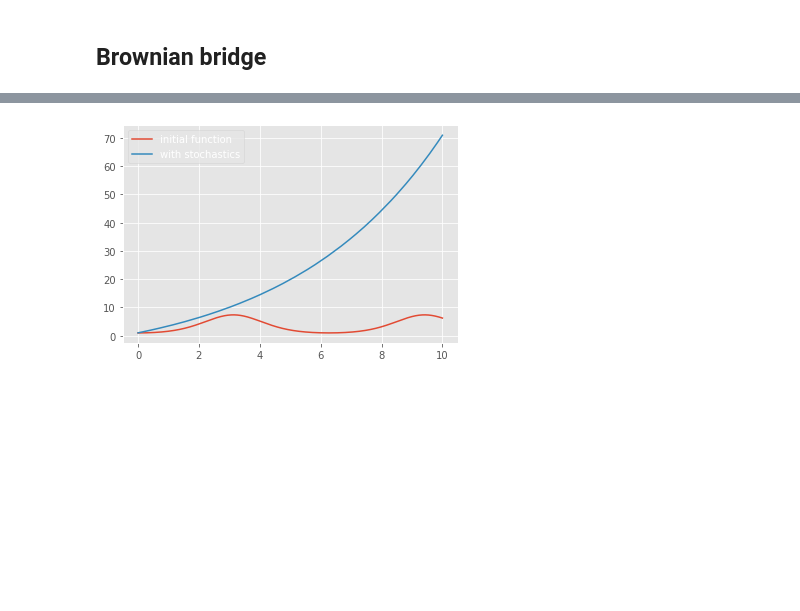
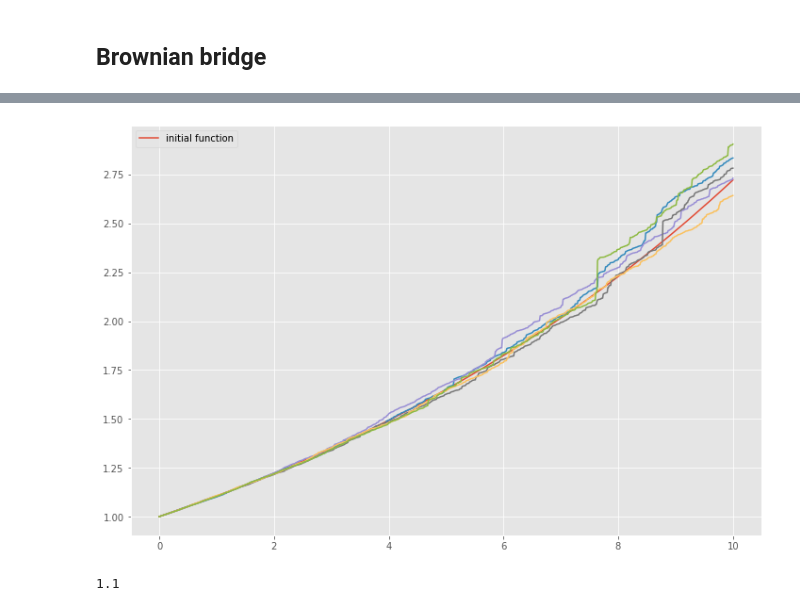
Before and after one commit to kirillzx/Math-projects, a Jupyter notebook: Stochastic Differential Equations/Stochastic_DE.ipynb, the cells around one changed output, grey strips where cells are left out. Saved outputs shown, nothing was run; the diff lists cells and outputs as text; code cells hidden in the pictures; blank space fills up the shorter version.

```diff
--- a/Stochastic Differential Equations/Stochastic_DE.ipynb
+++ b/Stochastic Differential Equations/Stochastic_DE.ipynb
@@ -107,3 +142,12 @@ plt.show()
 def x(t):
     rand_v = sts.norm(0, 1)
     return alpha + (x0-alpha)*(Nt-t)/Nt + sigma*np.sqrt(t*(Nt-t)/Nt)*rand_v.rvs()
+
+array=[]
+plt.subplots(figsize=(12,8))
+
+for t in range(0,1000,1):
+    array.append(x(t))
+
+plt.plot(time, array)
+plt.show()
@@ -139,0 +196,12 @@ def f_stoh(t, x):
+# %%
+plt.subplots(figsize=(12, 8))
+p1, p2 = runge_Kutt(f, t0, x0, 0.01, 10)
+hist_array = []
+
+plt.plot(p1, p2, label='initial function')
+for i in range(5):
+    p1S, p2S = runge_Kutt(f_stoh, t0, x0, 0.01, 10)
+    plt.plot(p1S, p2S)
+    hist_array.append(p2S)
+plt.legend()
+plt.show()
@@ -140,10 +216,31 @@ def f_stoh(t, x):
+# %%
+t0 = 0
+x0 = 1
+mu = 0.1
+sigma = 0.6
+Nt = 1000
+gamma = 0.1
+
+def f(t, x):
+    return gamma*x
+
+def log_x(t, x):
+    rand_v = sts.norm(0, 1)
+    d = x0*np.exp((mu - (sigma**2)/2)*t+sigma*np.sqrt(t)*rand_v.rvs())
+    return gamma*d
 # %%
-p1, p2 = runge_Kutt(f, 0, 1, 0.01, 10)
-p1S, p2S = runge_Kutt(f_stoh, 0, 1, 0.01, 10)
+plt.subplots(figsize=(12, 8))
+p1, p2 = runge_Kutt(f, t0, x0, 0.01, 10)
 
 plt.plot(p1, p2, label='initial function')
-plt.plot(p1S, p2S, label='with stochastics')
+for i in range(5):
+    p1S, p2S = runge_Kutt(log_x, t0, x0, 0.01, 10)
+    plt.plot(p1S, p2S)
 plt.legend()
 plt.show()
 # %% [output]
-[figure, old version]
+[figure, new version]
+# %%
+log_x(0, 1)
+# %% [output]
+1.1
```
Also changed, not shown: parts of 18 cells of this notebook.
